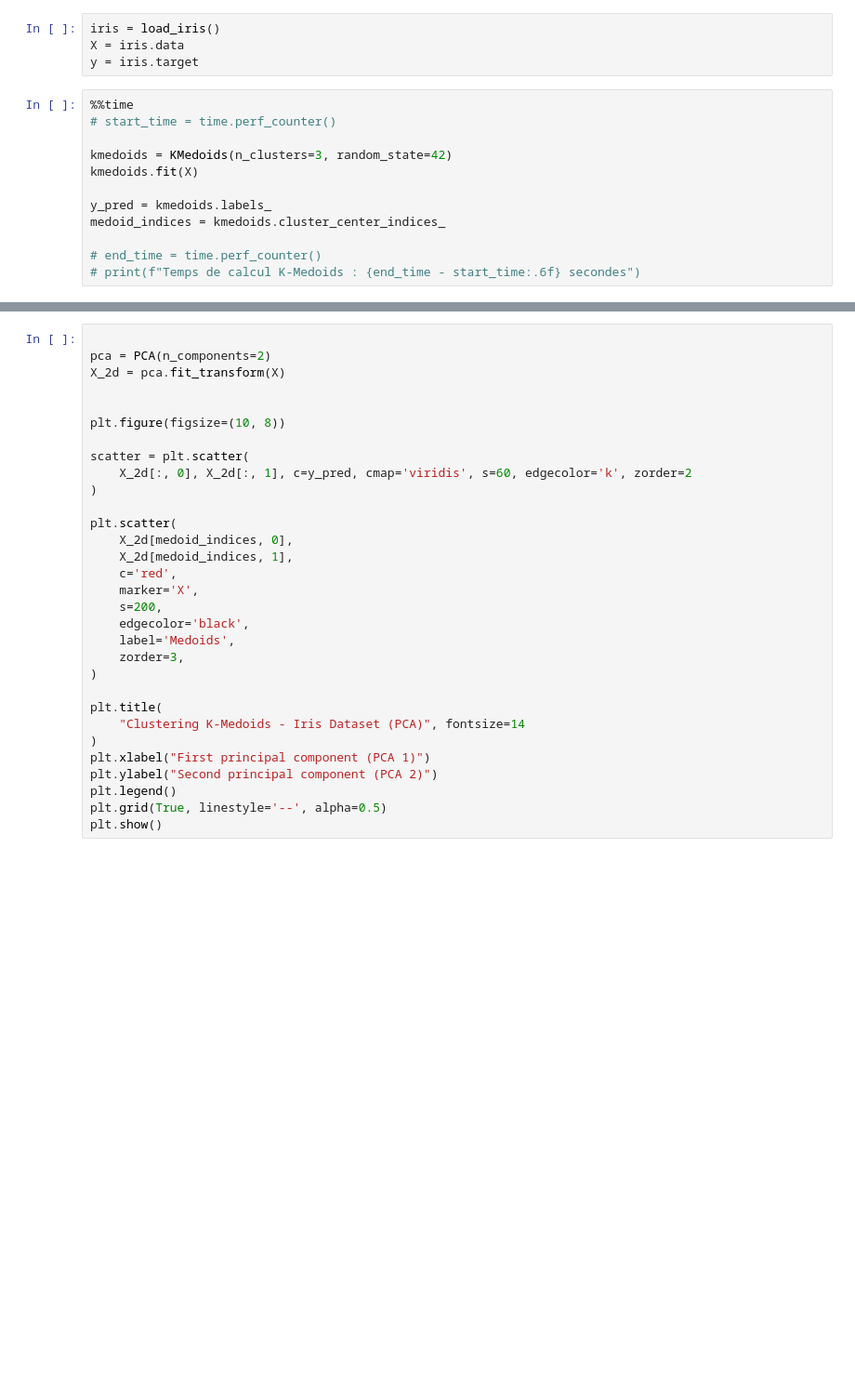
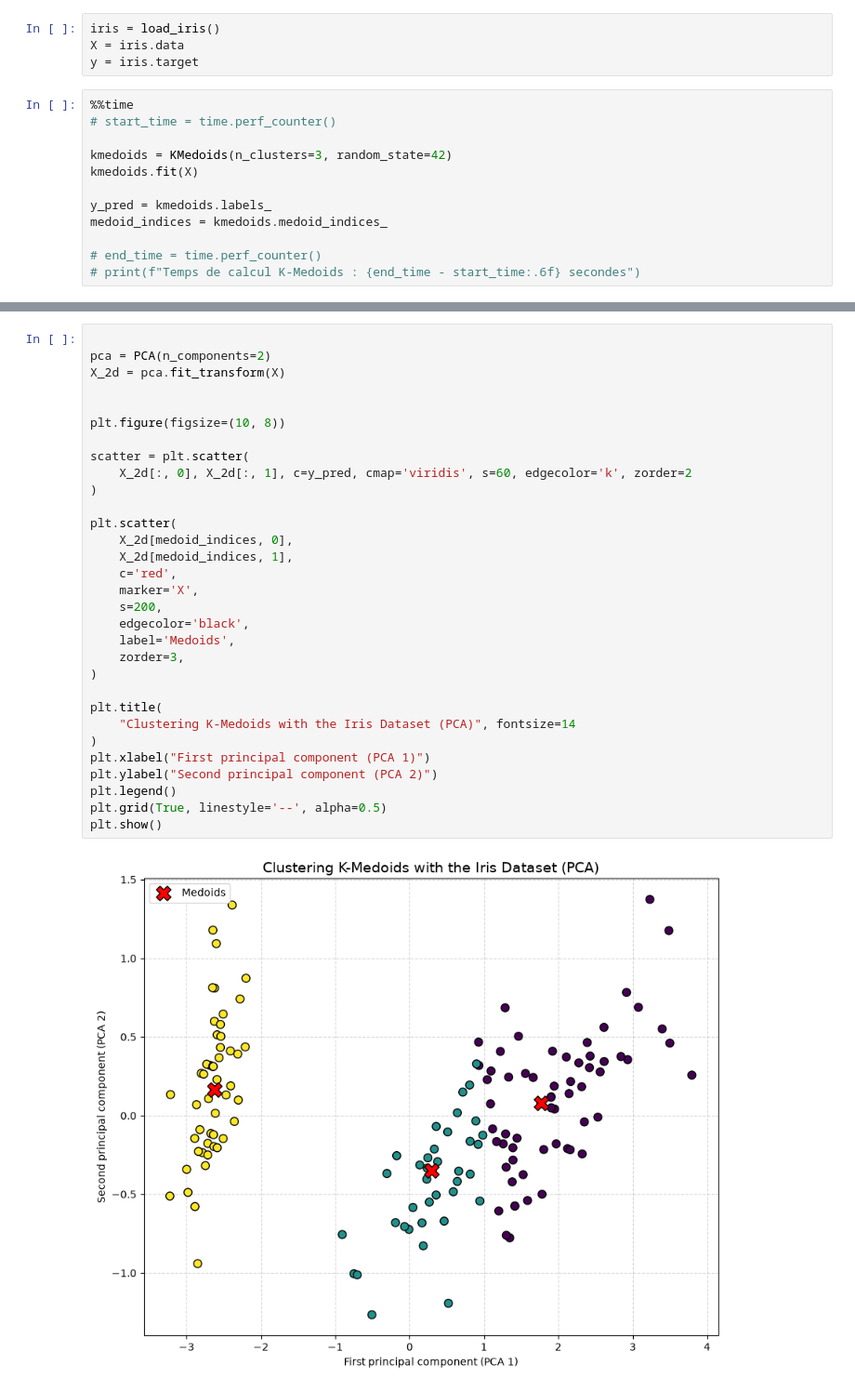
Before and after one commit to id2591/Optimisation, a Jupyter notebook: heuristic_kmedoids.ipynb, the cells around one changed output, grey strips where cells are left out. Shown at 93% size. Drawn from its saved outputs; the diff is of its cells as text; blank space fills up the shorter version.

Commit message:
heuristics plot

```diff
--- a/heuristic_kmedoids.ipynb
+++ b/heuristic_kmedoids.ipynb
@@ -19,7 +18,7 @@ kmedoids = KMedoids(n_clusters=3, random_state=42)
 kmedoids.fit(X)
 
 y_pred = kmedoids.labels_
-medoid_indices = kmedoids.cluster_center_indices_
+medoid_indices = kmedoids.medoid_indices_
 
 # end_time = time.perf_counter()
 # print(f"Temps de calcul K-Medoids : {end_time - start_time:.6f} secondes")
@@ -26,31 +28,33 @@ medoid_indices = kmedoids.cluster_center_indices_
 # %%
 
 pca = PCA(n_components=2)
 X_2d = pca.fit_transform(X)
 
 
 plt.figure(figsize=(10, 8))
 
 scatter = plt.scatter(
     X_2d[:, 0], X_2d[:, 1], c=y_pred, cmap='viridis', s=60, edgecolor='k', zorder=2
 )
 
 plt.scatter(
     X_2d[medoid_indices, 0],
     X_2d[medoid_indices, 1],
     c='red',
     marker='X',
     s=200,
     edgecolor='black',
     label='Medoids',
     zorder=3,
 )
 
 plt.title(
-    "Clustering K-Medoids - Iris Dataset (PCA)", fontsize=14
+    "Clustering K-Medoids with the Iris Dataset (PCA)", fontsize=14
 )
 plt.xlabel("First principal component (PCA 1)")
 plt.ylabel("Second principal component (PCA 2)")
 plt.legend()
 plt.grid(True, linestyle='--', alpha=0.5)
 plt.show()
+# %% [output]
+[figure, added]
```
Also changed, not shown: parts of 2 cells of this notebook, 1 other file.
